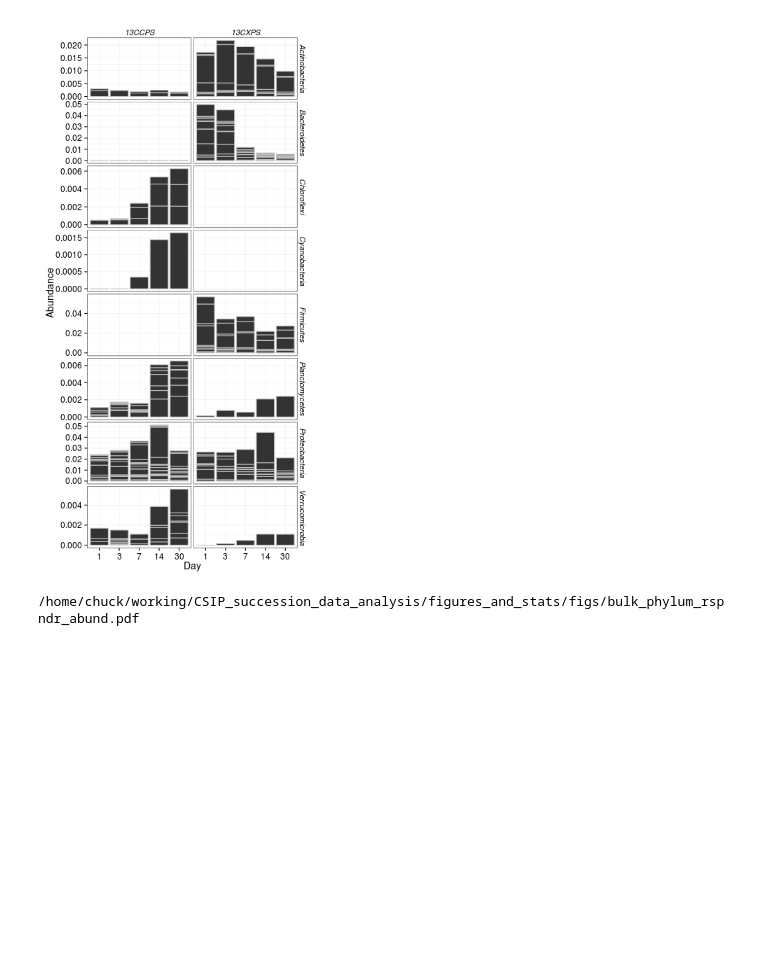
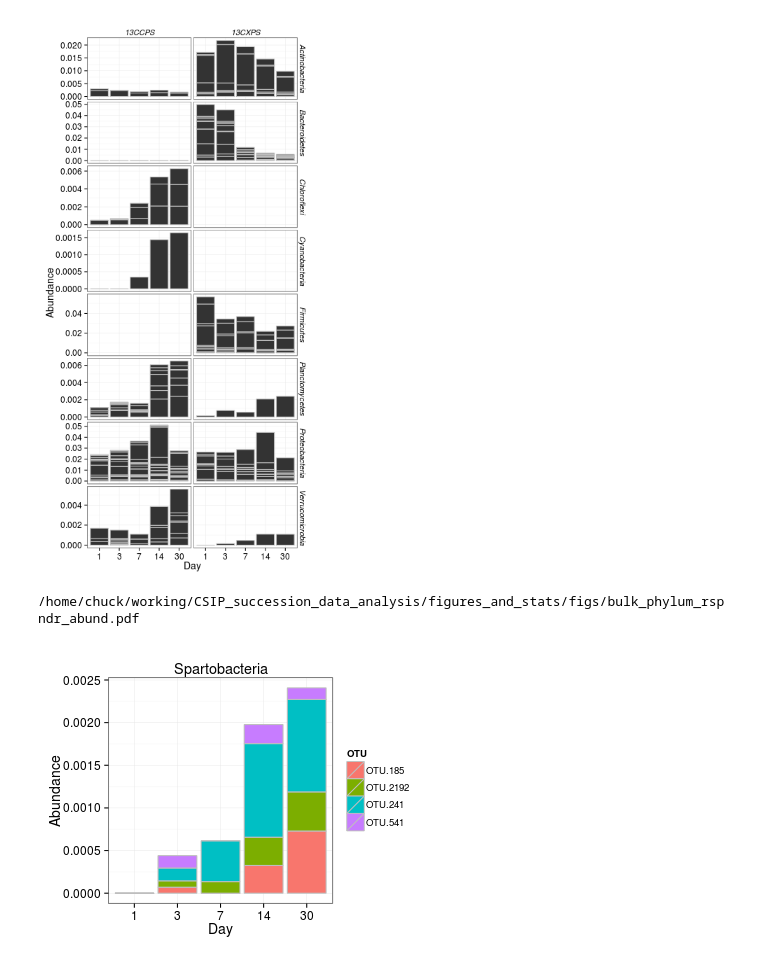
Before and after one commit to chuckpr/CSIP_succession_data_analysis, a Jupyter notebook: figures_and_stats/bulk_rank_abundance.ipynb, the cells around one changed output. Cells and saved outputs as stored; diff of their text form; code cells hidden in the pictures; blank space fills up the shorter version.

```diff
--- a/figures_and_stats/bulk_rank_abundance.ipynb
+++ b/figures_and_stats/bulk_rank_abundance.ipynb
@@ -223,3 +223,29 @@ ggsave("figs/bulk_phylum_rspndr_abund.pdf", p, h = 10, w = 5)
 FileLink("figs/bulk_phylum_rspndr_abund.pdf")
 # %% [output]
 /home/chuck/working/CSIP_succession_data_analysis/figures_and_stats/figs/bulk_phylum_rspndr_abund.pdf
+# %%
+%%R -h 300 -w 400
+d = mdf %>%
+    filter(OTU %in% cell.rspndrs) %>%
+    group_by(Day, OTU, Rank3) %>%
+    filter(Rank3 == "Spartobacteria") %>%
+    summarize(Abundance = mean(Abundance))
+
+p = ggplot(d, aes(x = factor(Day), y = Abundance, fill = OTU))
+
+p = p + geom_bar(stat = "identity", color = "gray")
+
+p = p + labs(x = "Day")
+
+p = p + theme_bw()
+
+p = p + theme(strip.background = element_blank(),
+              strip.text = element_text(size = 11, face = "italic"),
+              axis.text = element_text(size = 12),
+              axis.title = element_text(size = 14))
+
+p = p + ggtitle("Spartobacteria")
+
+p
+# %% [output]
+[figure, added]
```
Also changed, not shown: parts of 2 cells of this notebook.
